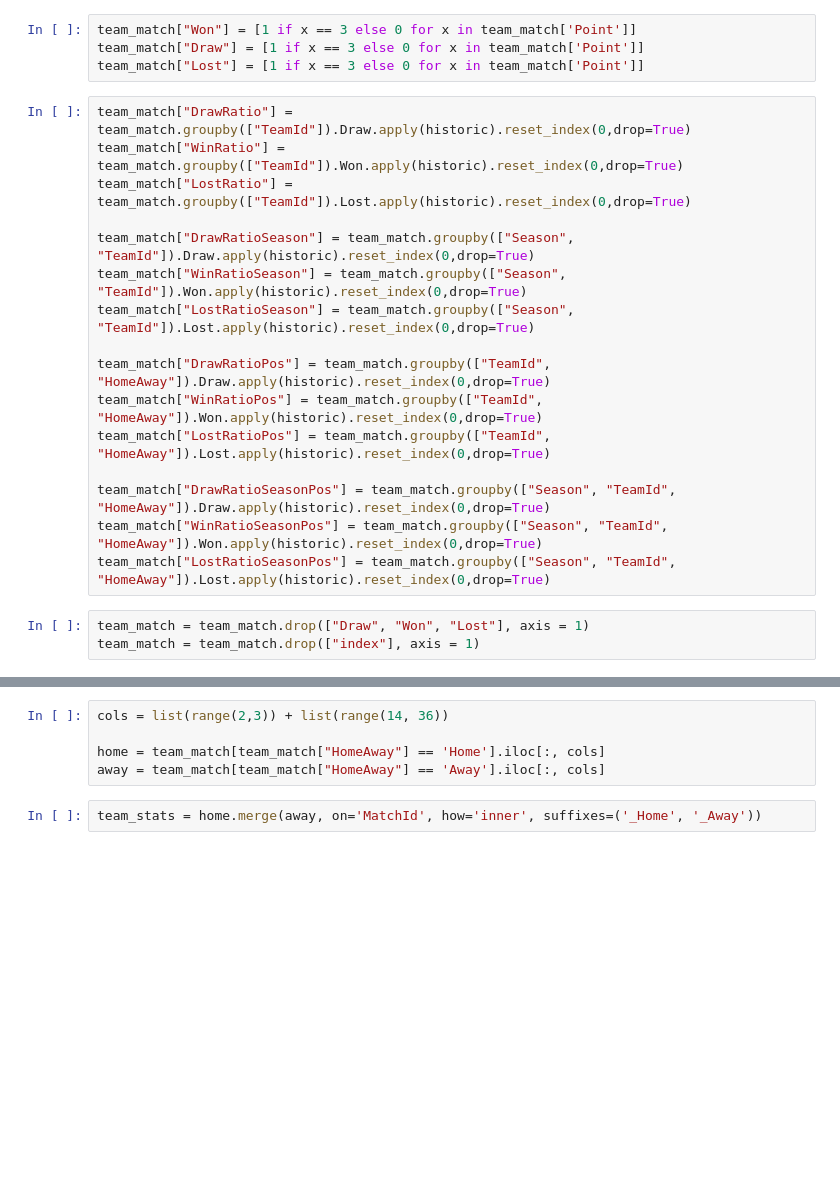
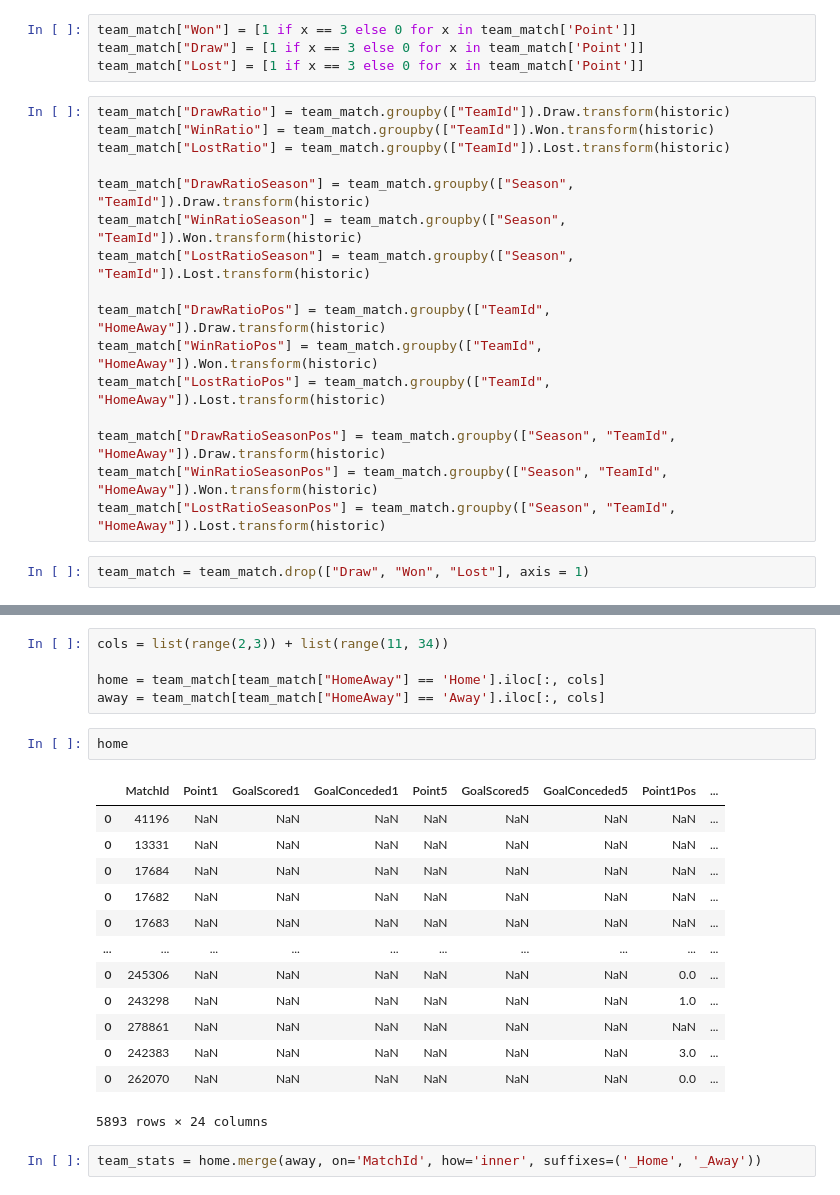
Before and after one commit to sarikayamerts/ie582fall19, a Jupyter notebook: Match.ipynb, the cells around one changed output, grey strips where cells are left out. Saved outputs shown, nothing was run; the diff lists cells and outputs as text; blank space fills up the shorter version.

```diff
--- a/Match.ipynb
+++ b/Match.ipynb
@@ -128,21 +149,20 @@ team_match["Won"] = [1 if x == 3 else 0 for x in team_match['Point']]
 team_match["Draw"] = [1 if x == 3 else 0 for x in team_match['Point']]
 team_match["Lost"] = [1 if x == 3 else 0 for x in team_match['Point']]
 # %%
-team_match["DrawRatio"] = team_match.groupby(["TeamId"]).Draw.apply(historic).reset_index(0,drop=True)
-team_match["WinRatio"] = team_match.groupby(["TeamId"]).Won.apply(historic).reset_index(0,drop=True)
-team_match["LostRatio"] = team_match.groupby(["TeamId"]).Lost.apply(historic).reset_index(0,drop=True)
+team_match["DrawRatio"] = team_match.groupby(["TeamId"]).Draw.transform(historic)
+team_match["WinRatio"] = team_match.groupby(["TeamId"]).Won.transform(historic)
+team_match["LostRatio"] = team_match.groupby(["TeamId"]).Lost.transform(historic)
 
-team_match["DrawRatioSeason"] = team_match.groupby(["Season", "TeamId"]).Draw.apply(historic).reset_index(0,drop=True)
-team_match["WinRatioSeason"] = team_match.groupby(["Season", "TeamId"]).Won.apply(historic).reset_index(0,drop=True)
-team_match["LostRatioSeason"] = team_match.groupby(["Season", "TeamId"]).Lost.apply(historic).reset_index(0,drop=True)
+team_match["DrawRatioSeason"] = team_match.groupby(["Season", "TeamId"]).Draw.transform(historic)
+team_match["WinRatioSeason"] = team_match.groupby(["Season", "TeamId"]).Won.transform(historic)
+team_match["LostRatioSeason"] = team_match.groupby(["Season", "TeamId"]).Lost.transform(historic)
 
-team_match["DrawRatioPos"] = team_match.groupby(["TeamId", "HomeAway"]).Draw.apply(historic).reset_index(0,drop=True)
-team_match["WinRatioPos"] = team_match.groupby(["TeamId", "HomeAway"]).Won.apply(historic).reset_index(0,drop=True)
-team_match["LostRatioPos"] = team_match.groupby(["TeamId", "HomeAway"]).Lost.apply(historic).reset_index(0,drop=True)
+team_match["DrawRatioPos"] = team_match.groupby(["TeamId", "HomeAway"]).Draw.transform(historic)
+team_match["WinRatioPos"] = team_match.groupby(["TeamId", "HomeAway"]).Won.transform(historic)
+team_match["LostRatioPos"] = team_match.groupby(["TeamId", "HomeAway"]).Lost.transform(historic)
 
-team_match["DrawRatioSeasonPos"] = team_match.groupby(["Season", "TeamId", "HomeAway"]).Draw.apply(historic).reset_index(0,drop=True)
-team_match["WinRatioSeasonPos"] = team_match.groupby(["Season", "TeamId", "HomeAway"]).Won.apply(historic).reset_index(0,drop=True)
-team_match["LostRatioSeasonPos"] = team_match.groupby(["Season", "TeamId", "HomeAway"]).Lost.apply(historic).reset_index(0,drop=True)
+team_match["DrawRatioSeasonPos"] = team_match.groupby(["Season", "TeamId", "HomeAway"]).Draw.transform(historic)
+team_match["WinRatioSeasonPos"] = team_match.groupby(["Season", "TeamId", "HomeAway"]).Won.transform(historic)
+team_match["LostRatioSeasonPos"] = team_match.groupby(["Season", "TeamId", "HomeAway"]).Lost.transform(historic)
 # %%
 team_match = team_match.drop(["Draw", "Won", "Lost"], axis = 1)
-team_match = team_match.drop(["index"], axis = 1)
@@ -165,7 +171,23 @@ team_match
 # %%
-cols = list(range(2,3)) + list(range(14, 36))
+cols = list(range(2,3)) + list(range(11, 34))
 
 home = team_match[team_match["HomeAway"] == 'Home'].iloc[:, cols]
 away = team_match[team_match["HomeAway"] == 'Away'].iloc[:, cols]
+# %%
+home
+# %% [output]
+|  | MatchId | Point1 | GoalScored1 | GoalConceded1 | Point5 | GoalScored5 | GoalConceded5 | Point1Pos | ... |
+| 0 | 41196 | NaN | NaN | NaN | NaN | NaN | NaN | NaN | ... |
+| 0 | 13331 | NaN | NaN | NaN | NaN | NaN | NaN | NaN | ... |
+| 0 | 17684 | NaN | NaN | NaN | NaN | NaN | NaN | NaN | ... |
+| 0 | 17682 | NaN | NaN | NaN | NaN | NaN | NaN | NaN | ... |
+| 0 | 17683 | NaN | NaN | NaN | NaN | NaN | NaN | NaN | ... |
+| ... | ... | ... | ... | ... | ... | ... | ... | ... | ... |
+| 0 | 245306 | NaN | NaN | NaN | NaN | NaN | NaN | 0.0 | ... |
+| 0 | 243298 | NaN | NaN | NaN | NaN | NaN | NaN | 1.0 | ... |
+| 0 | 278861 | NaN | NaN | NaN | NaN | NaN | NaN | NaN | ... |
+| 0 | 242383 | NaN | NaN | NaN | NaN | NaN | NaN | 3.0 | ... |
+| 0 | 262070 | NaN | NaN | NaN | NaN | NaN | NaN | 0.0 | ... |
+5893 rows × 24 columns
 # %%
 team_stats = home.merge(away, on='MatchId', how='inner', suffixes=('_Home', '_Away'))
```
Also changed, not shown: parts of 26 cells of this notebook.
